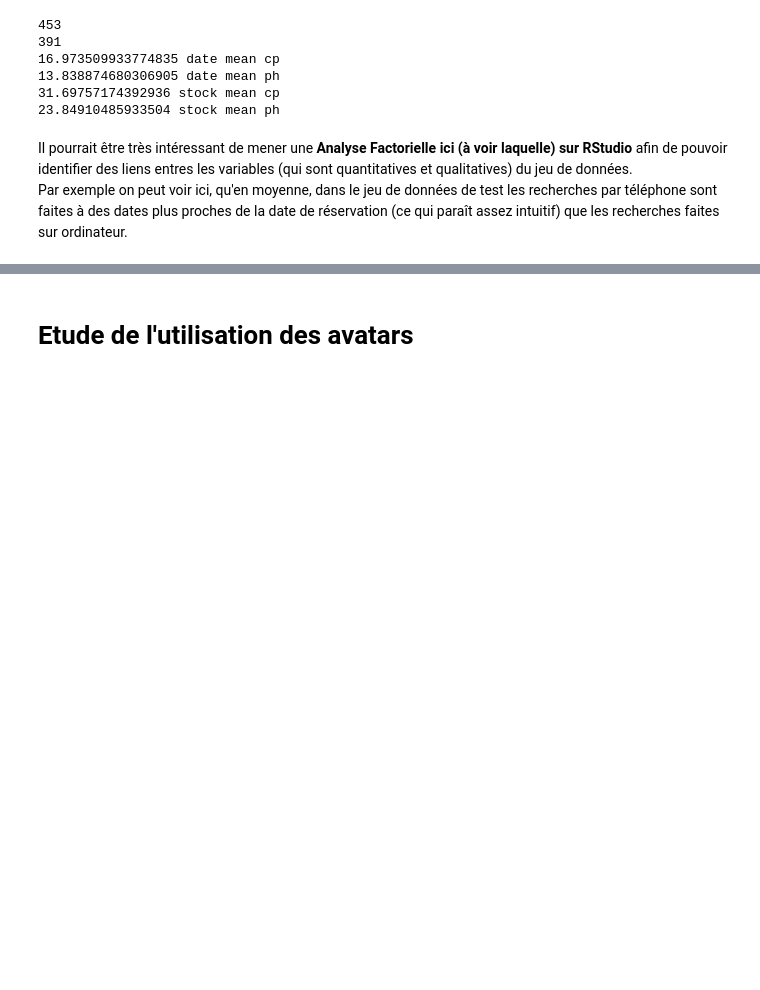
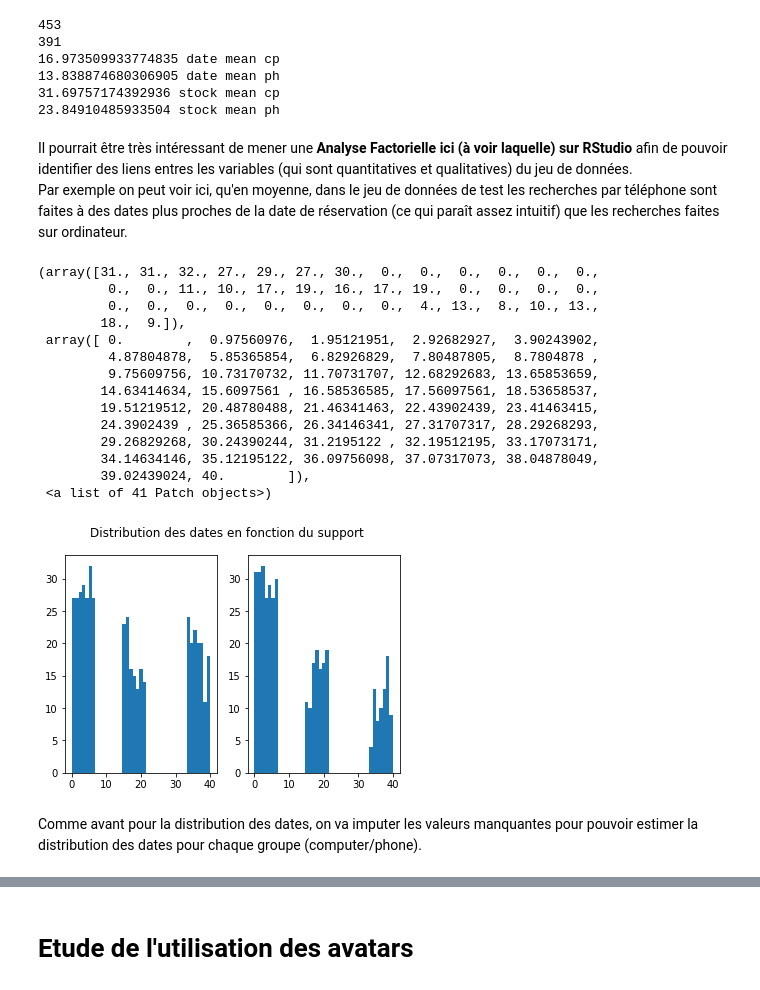
Before and after one commit to RemyLpr/defi_ia, a Jupyter notebook: analyse_explo/test_set_analysis.ipynb, the cells around one changed output, grey strips where cells are left out. Saved outputs shown, nothing was run; the diff lists cells and outputs as text; code cells hidden in the pictures; blank space fills up the shorter version.

```diff
--- a/analyse_explo/test_set_analysis.ipynb
+++ b/analyse_explo/test_set_analysis.ipynb
@@ -323,3 +350,26 @@ print(df_ph["stock"].mean(), "stock mean ph")
 # %% [markdown]
 Il pourrait être très intéressant de mener une **Analyse Factorielle ici (à voir laquelle) sur RStudio** afin de pouvoir identifier des liens entres les variables (qui sont quantitatives et qualitatives) du jeu de données. <br>
 Par exemple on peut voir ici, qu'en moyenne, dans le jeu de données de test les recherches par téléphone sont faites à des dates plus proches de la date de réservation (ce qui paraît assez intuitif) que les recherches faites sur ordinateur.
+# %%
+fig, (ax1, ax2) = plt.subplots(1, 2)
+fig.suptitle('Distribution des dates en fonction du support')
+ax1.hist(df_cp["date"], bins= 41) # computer
+ax2.hist(df_ph["date"], bins= 41) # phone
+# %% [output]
+(array([31., 31., 32., 27., 29., 27., 30.,  0.,  0.,  0.,  0.,  0.,  0.,
+         0.,  0., 11., 10., 17., 19., 16., 17., 19.,  0.,  0.,  0.,  0.,
+         0.,  0.,  0.,  0.,  0.,  0.,  0.,  0.,  4., 13.,  8., 10., 13.,
+        18.,  9.]),
+ array([ 0.        ,  0.97560976,  1.95121951,  2.92682927,  3.90243902,
+         4.87804878,  5.85365854,  6.82926829,  7.80487805,  8.7804878 ,
+         9.75609756, 10.73170732, 11.70731707, 12.68292683, 13.65853659,
+        14.63414634, 15.6097561 , 16.58536585, 17.56097561, 18.53658537,
+        19.51219512, 20.48780488, 21.46341463, 22.43902439, 23.41463415,
+        24.3902439 , 25.36585366, 26.34146341, 27.31707317, 28.29268293,
+        29.26829268, 30.24390244, 31.2195122 , 32.19512195, 33.17073171,
+        34.14634146, 35.12195122, 36.09756098, 37.07317073, 38.04878049,
+        39.02439024, 40.        ]),
+ <a list of 41 Patch objects>)
+[figure, added]
+# %% [markdown]
+Comme avant pour la distribution des dates, on va imputer les valeurs manquantes pour pouvoir estimer la distribution des dates pour chaque groupe (computer/phone).
```
Also changed, not shown: parts of 29 cells of this notebook.
